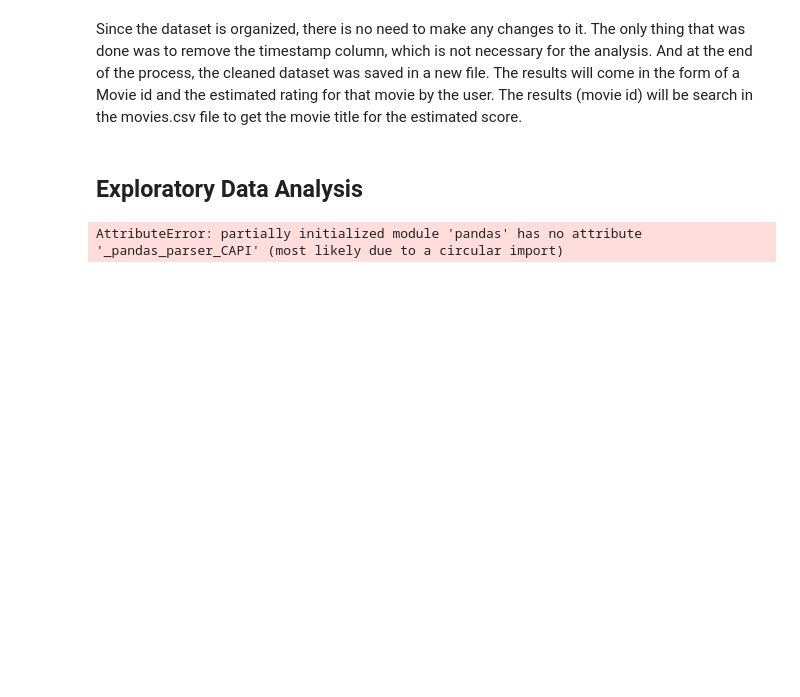
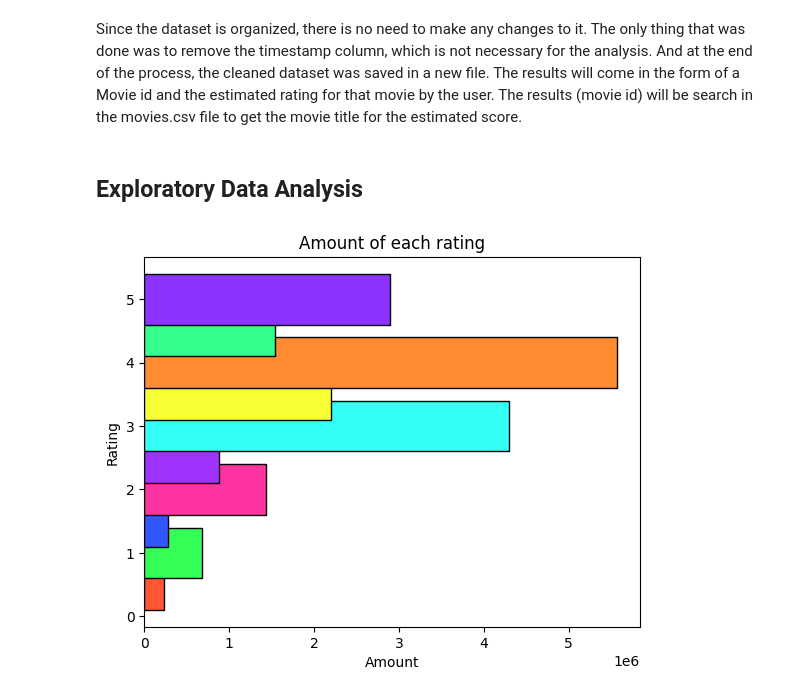
Before and after one commit to PepeuFBV/Movie-Recommendation, a Jupyter notebook: dataset_treatment.ipynb, the cells around one changed output. Drawn from its saved outputs; the diff is of its cells as text; code cells hidden in the pictures; blank space fills up the shorter version.

```diff
--- a/dataset_treatment.ipynb
+++ b/dataset_treatment.ipynb
@@ -6,7 +6,7 @@
 # importing the dataset
 import pandas as pd
 
-df = pd.read_csv('MovieLens_data/ratings.csv')
+df = pd.read_csv('data/MovieLens_data/ratings.csv')
 df.drop('timestamp', axis=1, inplace=True)
-df.to_csv('MovieLens_data/ratings_cleaned.csv', index=False)
+print(df)
 # %% [output]
@@ -19,18 +32,19 @@ The results will come in the form of a Movie id and the estimated rating for tha
 # %%
 import pandas as pd
 import matplotlib.pyplot as plt
 from surprise import Reader, Dataset
 
-df = pd.read_csv('MovieLens_data/ratings_cleaned.csv')
-
 reader = Reader()
 data = Dataset.load_from_df(df, reader)
 
-# plotting the data for better understanding
-plt.hist(df['rating'], bins=9, edgecolor='black')
-plt.title('Rating distribution')
-plt.xlabel('Rating')
-plt.ylabel('Number of ratings')
+rating_counts = df['rating'].value_counts().sort_index()
+
+# Plotting the horizontal bar chart with custom colors
+colors = ['#FF5733', '#33FF57', '#3357FF', '#FF33A1', '#A133FF', '#33FFF5', '#F5FF33', '#FF8C33', '#33FF8C', '#8C33FF']
+plt.barh(rating_counts.index, rating_counts.values, edgecolor='black', color=colors)
+plt.xlabel('Amount')
+plt.ylabel('Rating')
+plt.title('Amount of each rating')
 plt.show()
 # %% [output]
-AttributeError: partially initialized module 'pandas' has no attribute '_pandas_parser_CAPI' (most likely due to a circular import)
+[figure, added]
```
Also changed, not shown: parts of 13 cells of this notebook, 2 other files.
